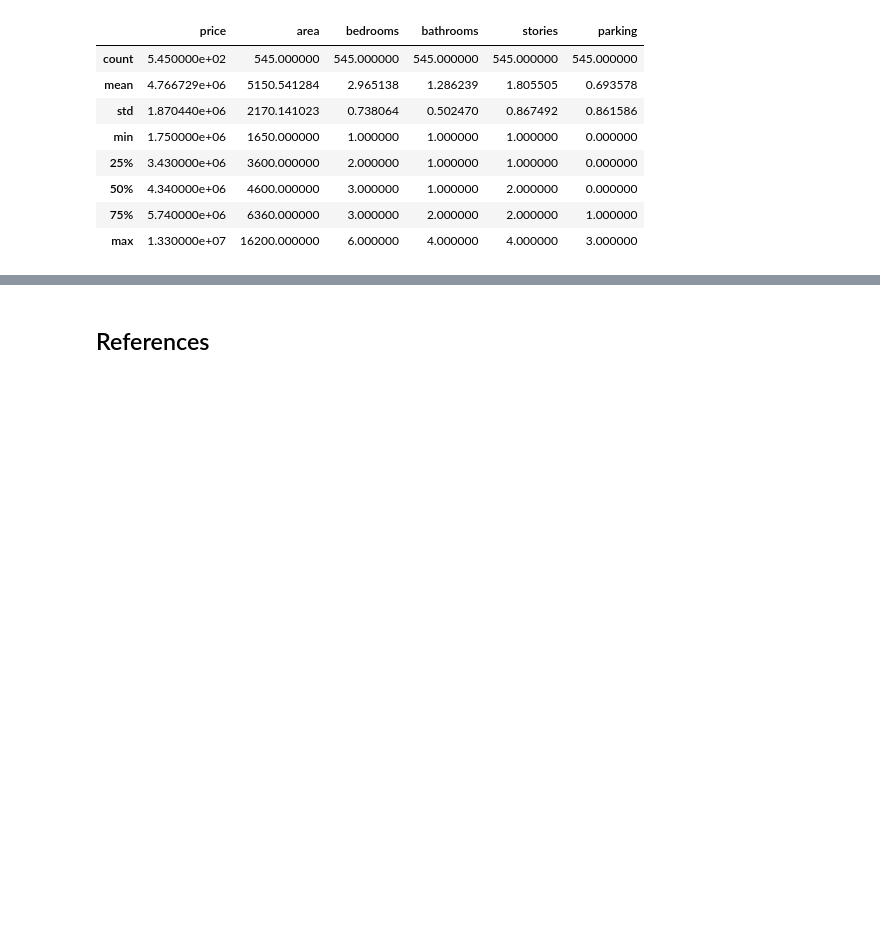
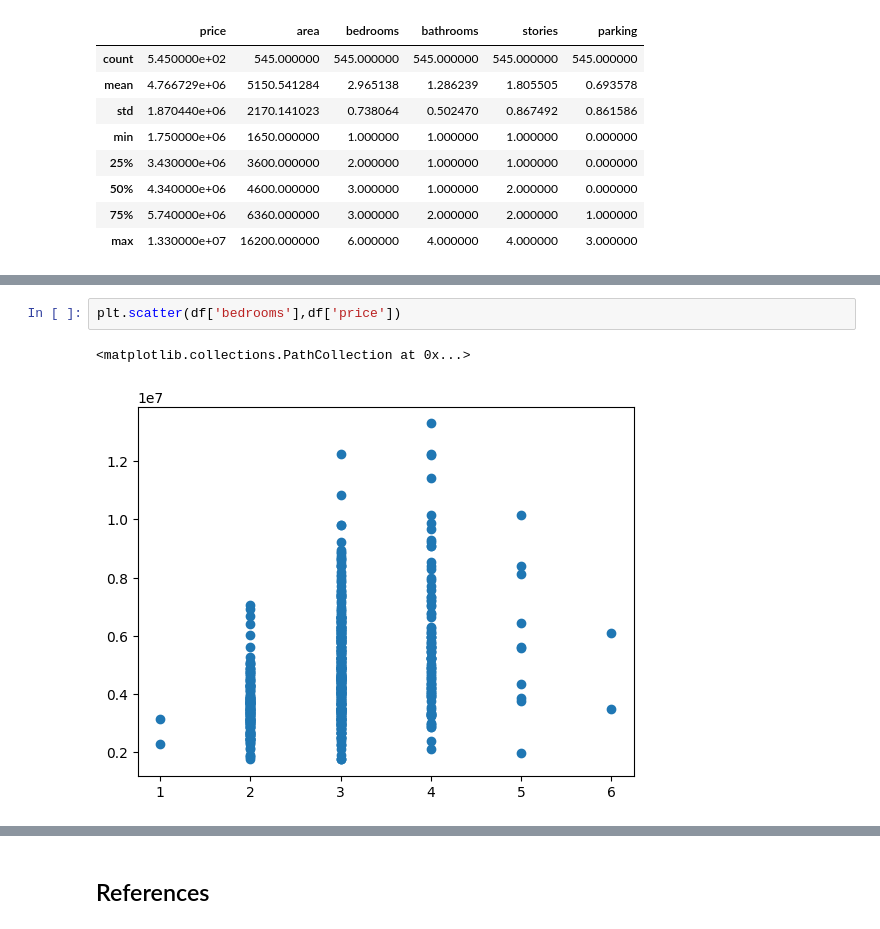
Before and after one commit to mathewpeedikayil/house-price-prediction, a Jupyter notebook: main.ipynb, the cells around one changed output, grey strips where cells are left out. Saved outputs shown, nothing was run; the diff lists cells and outputs as text; blank space fills up the shorter version.

```diff
--- a/main.ipynb
+++ b/main.ipynb
@@ -69,0 +109,5 @@ df.describe()
+# %%
+plt.scatter(df['bedrooms'],df['price'])
+# %% [output]
+<matplotlib.collections.PathCollection at 0x...>
+[figure, added]
```
Also changed, not shown: parts of 10 cells of this notebook.
